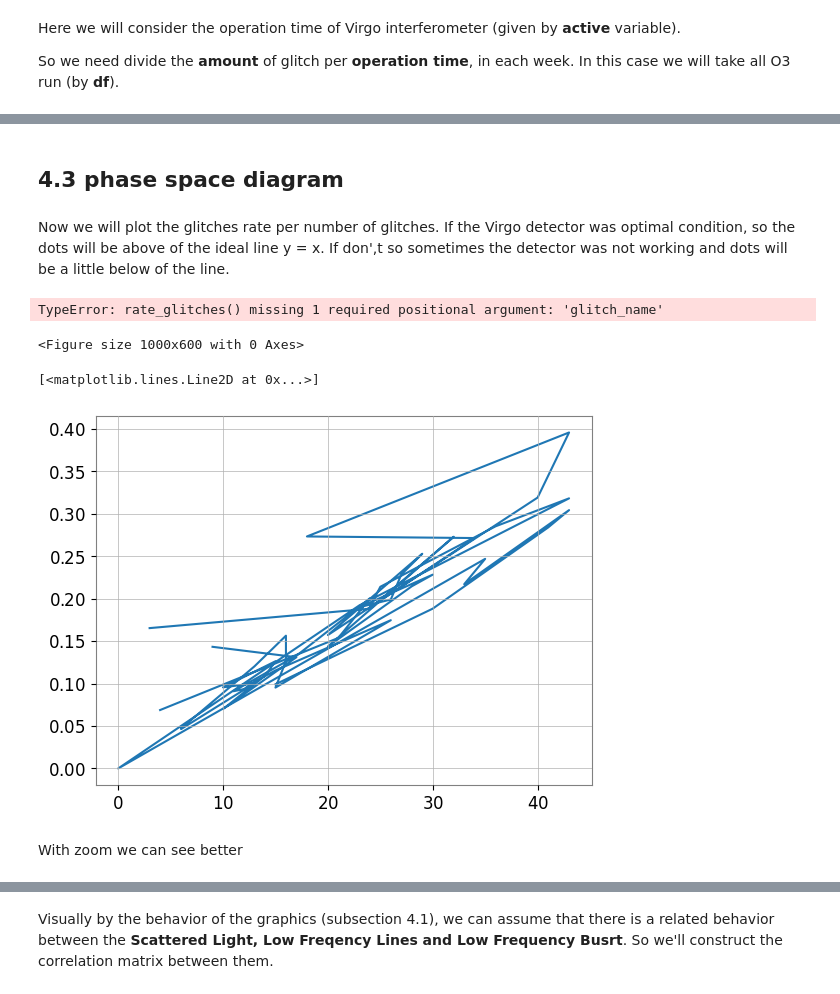
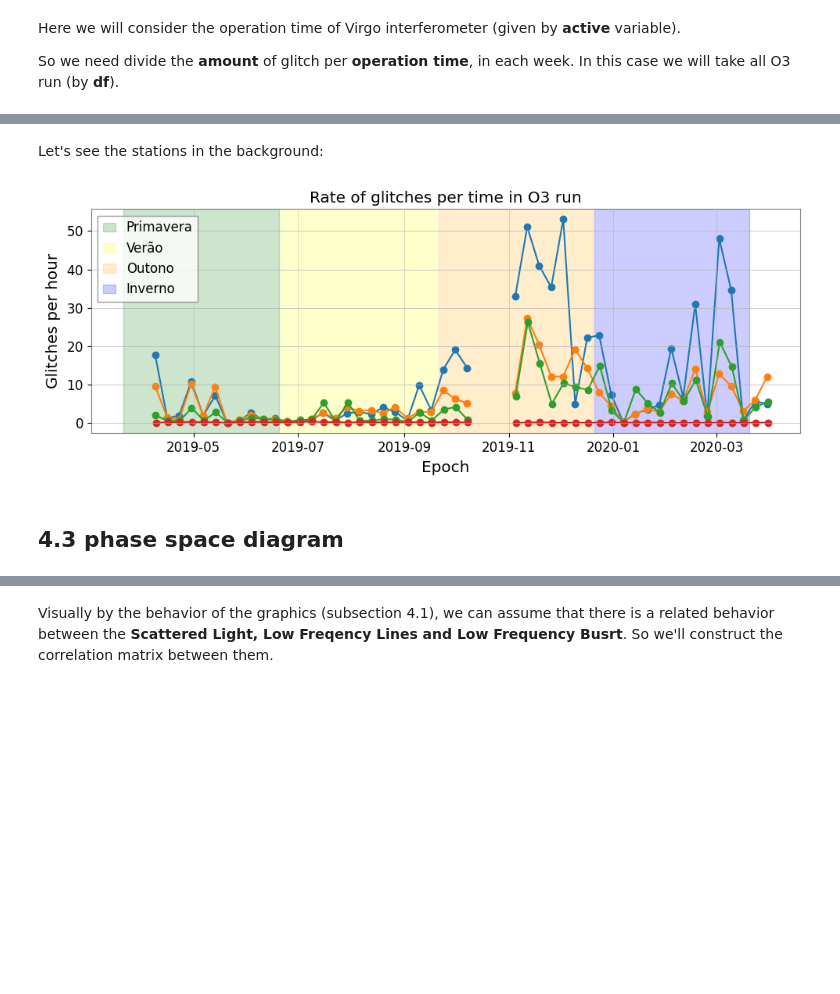
Before and after one commit to physerikc/gravitational-waves, a Jupyter notebook: glitch_statistic_O3run.ipynb, the cells around one changed output, grey strips where cells are left out. Cells and saved outputs as stored; diff of their text form; code cells hidden in the pictures; blank space fills up the shorter version.

```diff
--- a/glitch_statistic_O3run.ipynb
+++ b/glitch_statistic_O3run.ipynb
@@ -289,41 +279,29 @@ plot_config("Rate of glitches per time in O3 run", "Epoch", "Glitches per hour")
+# %% [markdown]
+Let's see the stations in the background:
+# %%
+import matplotlib.dates as mdates
+
+plt.figure(figsize=(10,4))
+ax = plt.gca()
+
+# Function to add tracks by station
+def adicionar_faixa(ax, inicio, fim, cor, label=None):
+    ax.axvspan(inicio, fim, color=cor, alpha=0.2, label=label)
+
+anos = [2019]
+for ano in anos:
+    adicionar_faixa(ax, pd.Timestamp(f'{ano}-03-21'), pd.Timestamp(f'{ano}-06-20'), 'green', 'Primavera' if ano == anos[0] else None)
+    adicionar_faixa(ax, pd.Timestamp(f'{ano}-06-21'), pd.Timestamp(f'{ano}-09-20'), 'yellow', 'Verão' if ano == anos[0] else None)
+    adicionar_faixa(ax, pd.Timestamp(f'{ano}-09-21'), pd.Timestamp(f'{ano}-12-20'), 'orange', 'Outono' if ano == anos[0] else None)
+    adicionar_faixa(ax, pd.Timestamp(f'{ano}-12-21'), pd.Timestamp(f'{ano+1}-03-20'), 'blue', 'Inverno' if ano == anos[0] else None)
+
+for glit in glitches_chosen:
+  rate, bins_rate = rate_glitches(O3_all, glit, active_O3all)
+  ax.plot(bins_rate, rate, marker='o', linestyle='-')
+
+plt.legend()
+plot_config("Rate of glitches per time in O3 run", "Epoch", "Glitches per hour")
+# %% [output]
+[figure, added]
 # %% [markdown]
 ## 4.3 phase space diagram
-# %% [markdown]
-Now we will plot the glitches rate per number of glitches. If the Virgo detector was optimal condition, so the dots will be above of the ideal line y = x. If don',t so sometimes the detector was not working and dots will be a little below of the line.
-# %%
-plt.figure(figsize=(10,6))
-
-weeks = np.arange(len(counts))
-scatter = plt.scatter(counts, rate_glitches(O3_all), marker='.', c=weeks, cmap='viridis')
-# plt.plot(counts, rate_glitches[0], marker='.')
-
-# x_ideal, y_ideal = np.linspace(min(counts), max(counts), 10), np.linspace(min(counts), max(counts), 10)
-# plt.plot(x_ideal, y_ideal, linestyle='--', label=f'optimal operation')
-
-
-# a, b = np.polyfit(counts, rate, deg=1)
-# print(f"eqation: rate = {a:.2f} * counts + {b:.2f}")
-
-# x_reg = np.linspace(min(counts), max(counts), 10)
-# y_reg = a * x_reg + b
-# plt.plot(x_reg, y_reg, '--', label=f'linear regression = {a:.2f}·x + {b:.2f}')
-
-
-plt.title('Phase space diagram')
-plt.xlabel('Counts')
-plt.ylabel('Rate')
-
-cbar = plt.colorbar(scatter)
-cbar.set_label('weeks')
-plt.grid(True)
-plt.show()
-# %% [output]
-TypeError: rate_glitches() missing 1 required positional argument: 'glitch_name'
-<Figure size 1000x600 with 0 Axes>
-# %%
-plt.plot(counts, rate)
-# %% [output]
-[<matplotlib.lines.Line2D at 0x...>]
-[figure, removed]
-# %% [markdown]
-With zoom we can see better
```
Also changed, not shown: parts of 18 cells of this notebook.
